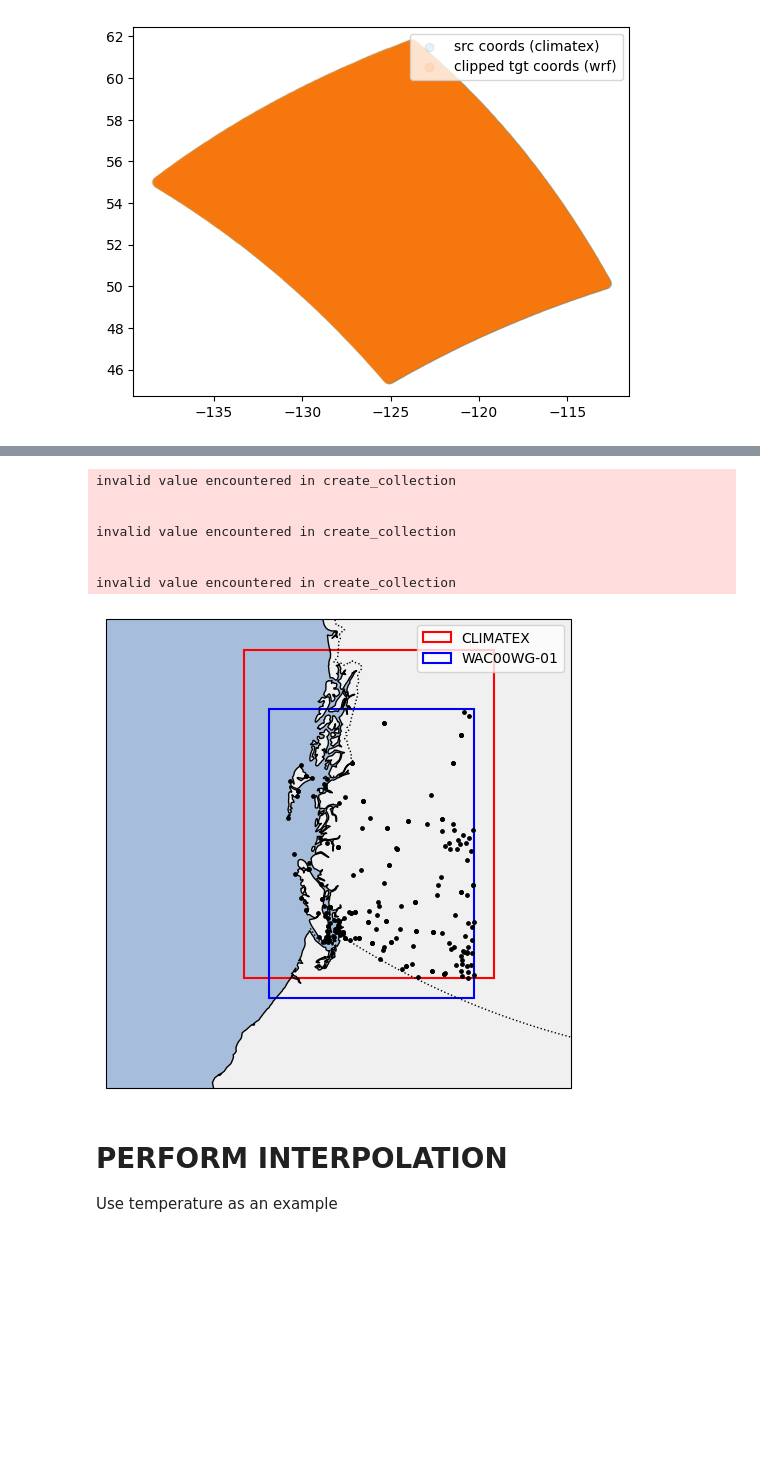
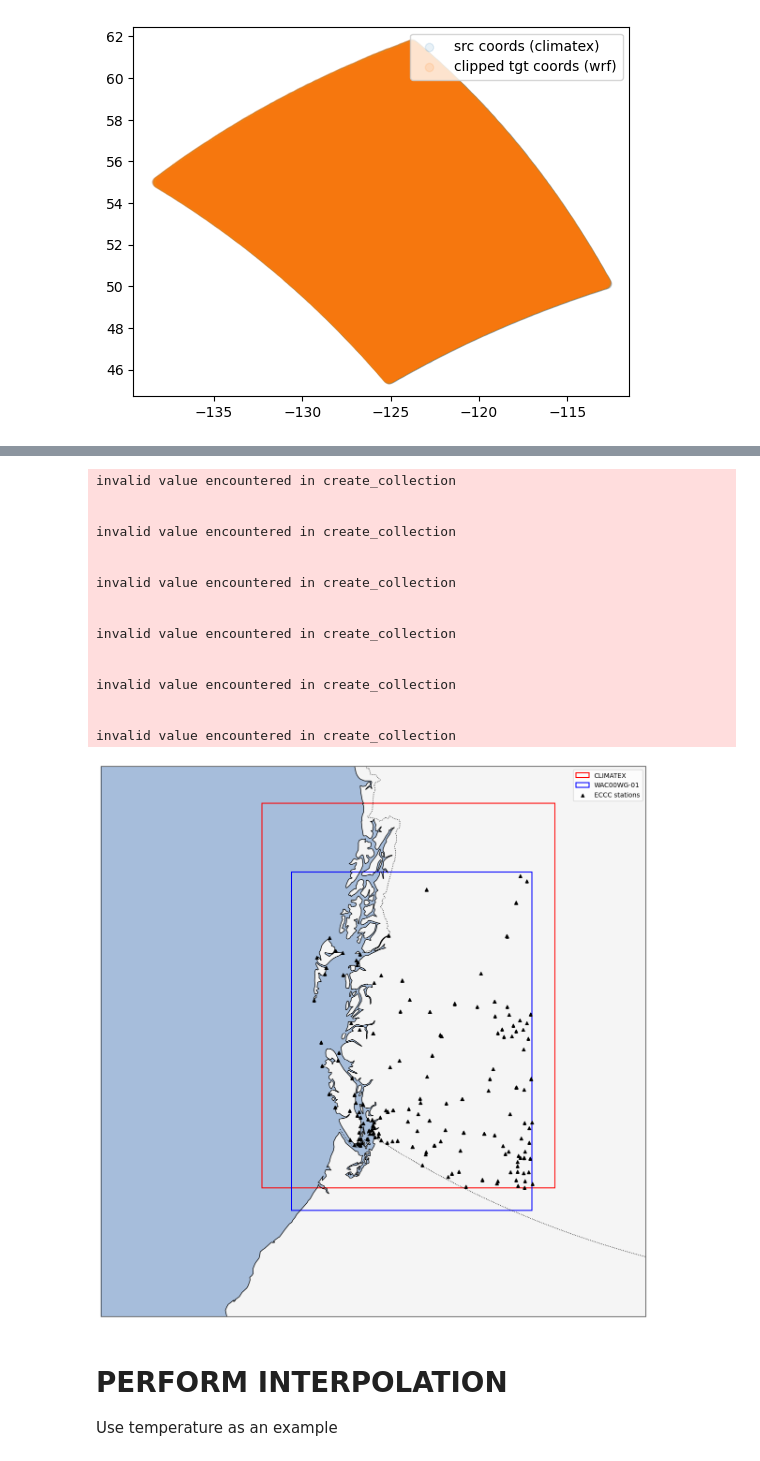
Before and after one commit to chjulie/wfrt_msc-thesis, a Jupyter notebook: sandbox/05-grid_interpolation.ipynb, the cells around one changed output, grey strips where cells are left out. Cells and saved outputs as stored; diff of their text form; code cells hidden in the pictures; blank space fills up the shorter version.

```diff
--- a/sandbox/05-grid_interpolation.ipynb
+++ b/sandbox/05-grid_interpolation.ipynb
@@ -398,42 +398,51 @@ clipped_stations
 # %%
-fig, ax = plt.subplots(figsize=(6,12), subplot_kw={'projection': projection})
+fig, ax = plt.subplots(figsize=(15,25), subplot_kw={'projection': projection})
 
 with warnings.catch_warnings():
             # Ignore the nan warnings
             warnings.filterwarnings(
                 "ignore",
                 message="invalid value encountered in create_collection",
                 category=RuntimeWarning,
             )
 
             # Add base map features
             ax.add_feature(cfeature.OCEAN, facecolor="#a6bddb", zorder=0)
-            ax.add_feature(cfeature.LAND, facecolor="#f0f0f0", zorder=0)
+            ax.add_feature(cfeature.LAND, facecolor="#f5f5f5", zorder=0)
             ax.add_feature(cfeature.COASTLINE, zorder=2)
             ax.add_feature(cfeature.BORDERS, linestyle=":", zorder=2)
 
 climatex_rect = get_rectangle(ax=ax, lons=climatex_ds.longitude, lats=climatex_ds.latitude, label='CLIMATEX', edgecol='red')
 ax.add_patch(climatex_rect)
 
 wac_rectangle = get_rectangle(ax=ax, lons=wrf_ds.XLONG.values.flatten(), lats=wrf_ds.XLAT.values.flatten(), label='WAC00WG-01', edgecol='blue')
 ax.add_patch(wac_rectangle)
 
-ax.scatter(x=clipped_stations.x, y=clipped_stations.y, s=6, color='black', transform=ccrs.PlateCarree())
+ax.scatter(x=clipped_stations.x, y=clipped_stations.y, marker='^', s=24, color='black', label='ECCC stations', transform=ccrs.PlateCarree())
 
 ax.legend(loc='upper right')
 ax.set_extent([wrf_ds.XLONG.min(), wrf_ds.XLONG.max(), wrf_ds.XLAT.min(), wrf_ds.XLAT.max()], crs=ccrs.PlateCarree())
 
-
+plt.savefig('../reports/plots/observations/domains_w_stations.svg', dpi=600, format='svg', bbox_inches='tight')
 plt.show()
 # %% [output]
 invalid value encountered in create_collection
 
 
 invalid value encountered in create_collection
 
 
 invalid value encountered in create_collection
+
+
+invalid value encountered in create_collection
+
+
+invalid value encountered in create_collection
+
+
+invalid value encountered in create_collection
-[figure, old version]
+[figure, new version]
 # %% [markdown]
 # PERFORM INTERPOLATION
 Use temperature as an example
```
Also changed, not shown: parts of 2 cells of this notebook, 1 other file.
